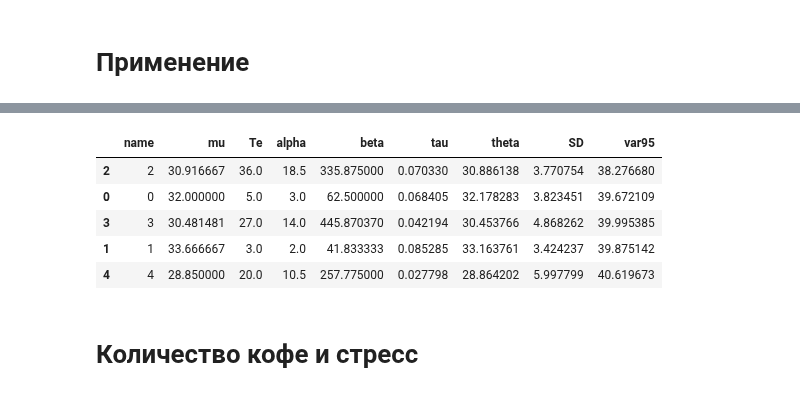
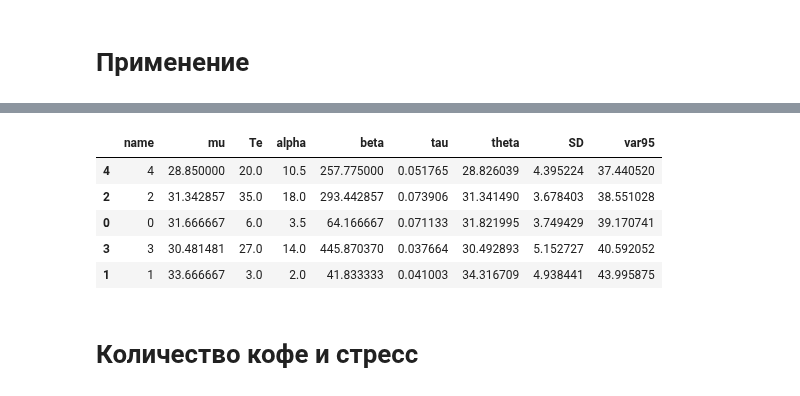
Before and after one commit to ksetdekov/trip_choice_optimizer, a Jupyter notebook: coffee-amount-optimization.ipynb, the cells around one changed output, grey strips where cells are left out. Cells and saved outputs as stored; diff of their text form; code cells hidden in the pictures.

```diff
--- a/coffee-amount-optimization.ipynb
+++ b/coffee-amount-optimization.ipynb
@@ -246,7 +246,9 @@ events = {
     datetime(2025, 2, 27): (2, 25),
     datetime(2025, 2, 28): (4, 27),
     datetime(2025, 3, 1): (3, 37),
-    datetime(2025, 3, 2): (4, 39)
+    datetime(2025, 3, 2): (4, 39),
+    datetime(2025, 3, 3): (2, 33),
+    datetime(2025, 3, 4): (0, 30)
 
 
 }
@@ -261,9 +263,9 @@ cups.process_events(events, days=91)
 |  | name | mu | Te | alpha | beta | tau | theta | SD | var95 |
-| 2 | 2 | 30.916667 | 36.0 | 18.5 | 335.875000 | 0.070330 | 30.886138 | 3.770754 | 38.276680 |
-| 0 | 0 | 32.000000 | 5.0 | 3.0 | 62.500000 | 0.068405 | 32.178283 | 3.823451 | 39.672109 |
-| 3 | 3 | 30.481481 | 27.0 | 14.0 | 445.870370 | 0.042194 | 30.453766 | 4.868262 | 39.995385 |
-| 1 | 1 | 33.666667 | 3.0 | 2.0 | 41.833333 | 0.085285 | 33.163761 | 3.424237 | 39.875142 |
-| 4 | 4 | 28.850000 | 20.0 | 10.5 | 257.775000 | 0.027798 | 28.864202 | 5.997799 | 40.619673 |
+| 4 | 4 | 28.850000 | 20.0 | 10.5 | 257.775000 | 0.051765 | 28.826039 | 4.395224 | 37.440520 |
+| 2 | 2 | 31.342857 | 35.0 | 18.0 | 293.442857 | 0.073906 | 31.341490 | 3.678403 | 38.551028 |
+| 0 | 0 | 31.666667 | 6.0 | 3.5 | 64.166667 | 0.071133 | 31.821995 | 3.749429 | 39.170741 |
+| 3 | 3 | 30.481481 | 27.0 | 14.0 | 445.870370 | 0.037664 | 30.492893 | 5.152727 | 40.592052 |
+| 1 | 1 | 33.666667 | 3.0 | 2.0 | 41.833333 | 0.041003 | 34.316709 | 4.938441 | 43.995875 |
 # %% [markdown]
 # Количество кофе и стресс
 # %%
```
Also changed, not shown: parts of 6 cells of this notebook.
